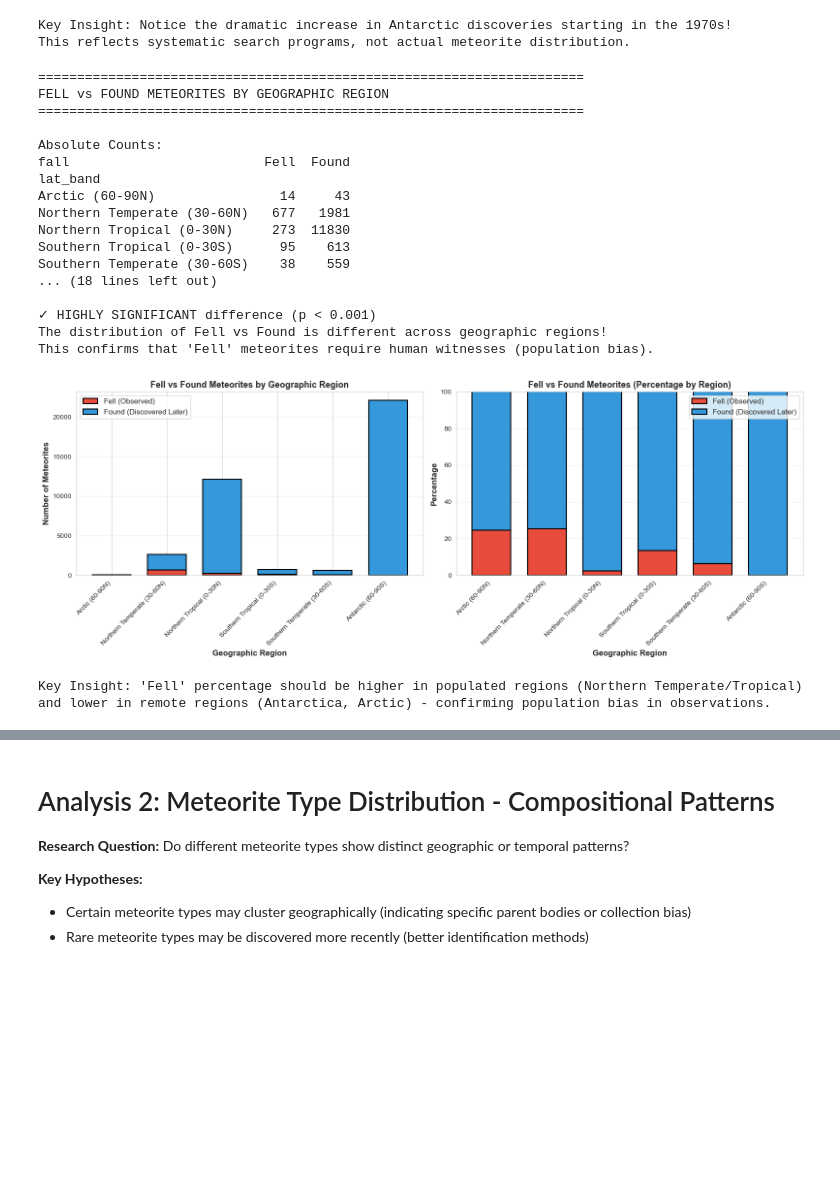
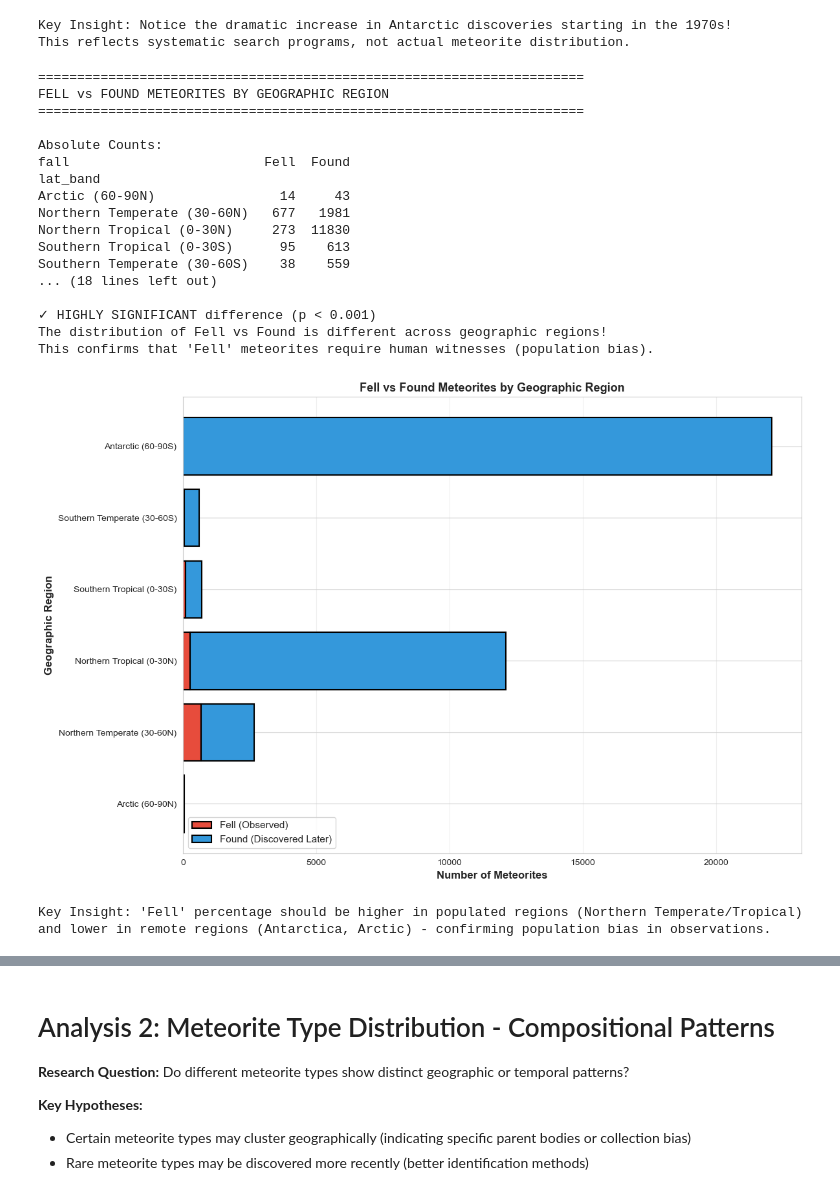
Before and after one commit to adikal25/DS-5610-EDA, a Jupyter notebook: src/adithya.ipynb, the cells around one changed output, grey strips where cells are left out. Drawn from its saved outputs; the diff is of its cells as text; code cells hidden in the pictures; blank space fills up the shorter version.

```diff
--- a/src/adithya.ipynb
+++ b/src/adithya.ipynb
@@ -346,69 +344,74 @@ if p_value < 0.001:
 else:
     print(f"\n✗ No significant difference (p >= 0.001)")
 
-# Visualize
-fig, axes = plt.subplots(1, 2, figsize=(16, 6))
+# Visualize - Enhanced horizontal stacked bar chart
+fig, ax = plt.subplots(1, 1, figsize=(14, 9))
 
-# Stacked bar chart
 fell_found_reordered = fell_found_geo.reindex(lat_order)
-x = np.arange(len(lat_order))
-width = 0.7
 
-axes[0].bar(x, fell_found_reordered['Fell'], width, label='Fell (Observed)',
-           color='#e74c3c', edgecolor='black', linewidth=1.5)
-axes[0].bar(x, fell_found_reordered['Found'], width,
-           bottom=fell_found_reordered['Fell'],
-           label='Found (Discovered Later)', color='#3498db', edgecolor='black', linewidth=1.5)
+# Create bars with better visibility
+bars1 = ax.barh(range(len(lat_order)), fell_found_reordered['Fell'],
+                label='Fell (Observed)', color='#e74c3c',
+                edgecolor='black', linewidth=2, alpha=0.85)
+bars2 = ax.barh(range(len(lat_order)), fell_found_reordered['Found'],
+                left=fell_found_reordered['Fell'],
+                label='Found (Discovered Later)', color='#3498db',
+                edgecolor='black', linewidth=2, alpha=0.85)
 
-axes[0].set_xlabel('Geographic Region', fontsize=12, fontweight='bold')
-axes[0].set_ylabel('Number of Meteorites', fontsize=12, fontweight='bold')
-axes[0].set_title('Fell vs Found Meteorites by Geographic Region', fontsize=13, fontweight='bold')
-axes[0].set_xticks(x)
-axes[0].set_xticklabels(lat_order, rotation=45, ha='right')
-axes[0].legend(fontsize=11)
-axes[0].grid(True, alpha=0.3, axis='y')
+# Enhanced axis labels
+ax.set_ylabel('Geographic Region', fontsize=15, fontweight='bold',
+              color='#000000', labelpad=10)
+ax.set_xlabel('Number of Meteorites', fontsize=15, fontweight='bold',
+              color='#000000', labelpad=10)
+ax.set_title('Fell vs Found Meteorites by Geographic Region',
+             fontsize=17, fontweight='bold', color='#000000', pad=20)
 
-# Percentage stacked bar
-fell_found_pct_reordered = fell_found_pct.reindex(lat_order)
-axes[1].bar(x, fell_found_pct_reordered['Fell'], width, label='Fell (Observed)',
-           color='#e74c3c', edgecolor='black', linewidth=1.5)
-axes[1].bar(x, fell_found_pct_reordered['Found'], width,
-           bottom=fell_found_pct_reordered['Fell'],
-           label='Found (Discovered Later)', color='#3498db', edgecolor='black', linewidth=1.5)
+# Set y-tick labels with enhanced visibility
+ax.set_yticks(range(len(lat_order)))
+ax.set_yticklabels(lat_order, fontsize=13, fontweight='bold', color='#000000')
 
-axes[1].set_xlabel('Geographic Region', fontsize=12, fontweight='bold')
-axes[1].set_ylabel('Percentage', fontsize=12, fontweight='bold')
-axes[1].set_title('Fell vs Found Meteorites (Percentage by Region)', fontsize=13, fontweight='bold')
-axes[1].set_xticks(x)
-axes[1].set_xticklabels(lat_order, rotation=45, ha='right')
-axes[1].legend(fontsize=11)
-axes[1].grid(True, alpha=0.3, axis='y')
-axes[1].set_ylim(0, 100)
+# Set x-tick labels with enhanced visibility
+ax.tick_params(axis='x', labelsize=12, labelcolor='#000000', width=2, length=6)
+ax.tick_params(axis='y', width=2, length=6)
+
+# Enhanced legend
+legend = ax.legend(fontsize=13, loc='lower right', framealpha=0.95,
+                   edgecolor='black', fancybox=True, shadow=True)
+legend.get_frame().set_linewidth(2)
+
+# Better grid
+ax.grid(True, alpha=0.4, axis='x', linestyle='--', linewidth=1.2, color='#7f8c8d')
+ax.set_axisbelow(True)
+
+# Enhance spines
+for spine in ax.spines.values():
+    spine.set_linewidth(2)
+    spine.set_color('#000000')
 
 plt.tight_layout()
 plt.show()
 
 print("\nKey Insight: 'Fell' percentage should be higher in populated regions (Northern Temperate/Tropical)")
 print("and lower in remote regions (Antarctica, Arctic) - confirming population bias in observations.")
 # %% [output]
 ======================================================================
 FELL vs FOUND METEORITES BY GEOGRAPHIC REGION
 ======================================================================
 
 Absolute Counts:
 fall                         Fell  Found
 lat_band
 Arctic (60-90N)                14     43
 Northern Temperate (30-60N)   677   1981
 Northern Tropical (0-30N)     273  11830
 Southern Tropical (0-30S)      95    613
 Southern Temperate (30-60S)    38    559
 ... (18 lines left out)
 
 ✓ HIGHLY SIGNIFICANT difference (p < 0.001)
 The distribution of Fell vs Found is different across geographic regions!
 This confirms that 'Fell' meteorites require human witnesses (population bias).
-[figure, old version]
+[figure, new version]
 Key Insight: 'Fell' percentage should be higher in populated regions (Northern Temperate/Tropical)
 and lower in remote regions (Antarctica, Arctic) - confirming population bias in observations.
 # %%
```
Also changed, not shown: parts of 3 cells of this notebook.
